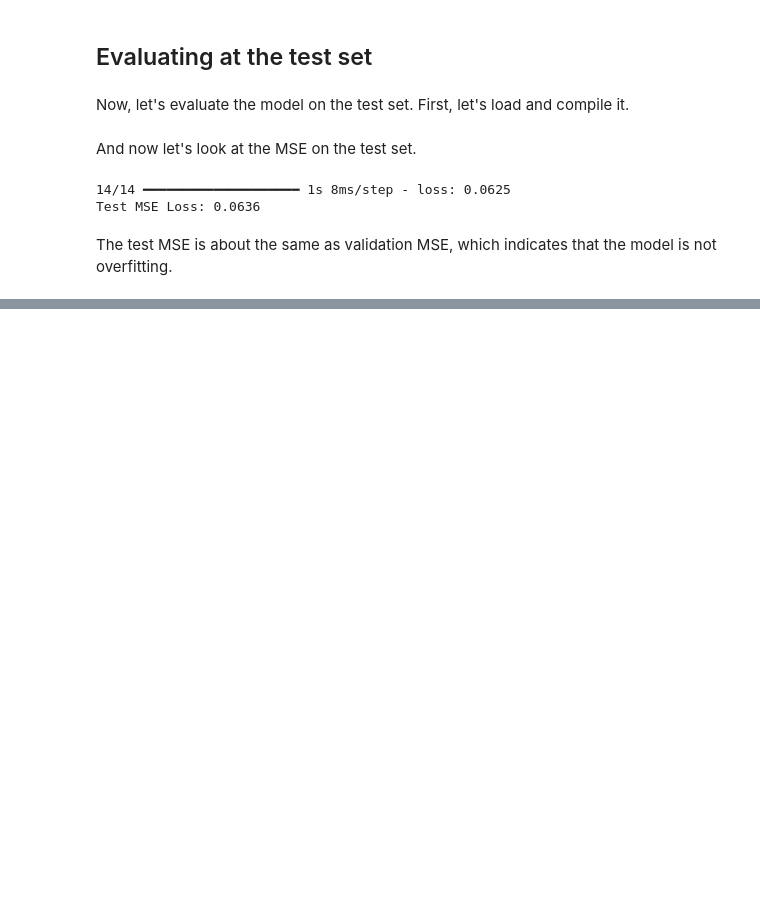
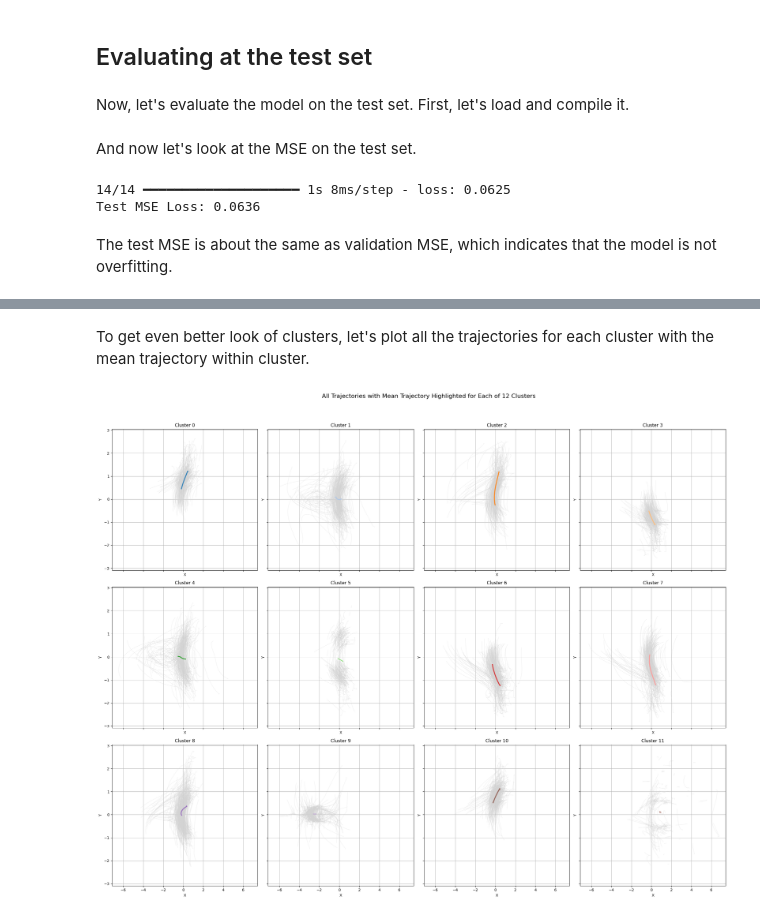
Before and after one commit to b00nk3r/NFL-Big-Data-Bowl-2025, a Jupyter notebook: code/model.ipynb, the cells around one changed output, grey strips where cells are left out. Drawn from its saved outputs; the diff is of its cells as text; code cells hidden in the pictures; blank space fills up the shorter version.

```diff
--- a/code/model.ipynb
+++ b/code/model.ipynb
@@ -256,0 +421,53 @@ The test MSE is about the same as validation MSE, which indicates that the model
+# %% [markdown]
+To get even better look of clusters, let's plot all the trajectories for each cluster with the mean trajectory within cluster.
+# %%
+num_clusters = 12
+random_seed = 42
+
+random.seed(random_seed)
+
+# Create a grid of subplots
+cols = 4
+rows = 3
+fig, axes = plt.subplots(rows, cols, figsize=(25, 20), sharex=True, sharey=True)
+axes = axes.flatten()
+
+# Define a colormap for mean trajectories
+cmap = plt.get_cmap('tab20')
+
+for cluster_num in range(num_clusters):
+    ax = axes[cluster_num]
+
+    # Find indices of trajectories in the current cluster
+    indices_in_cluster = np.where(cluster_labels == cluster_num)[0]
+
+    # Plot all trajectories in dim color
+    for idx in indices_in_cluster:
+        trajectory = padded_sequences[idx]
+        x_coords = trajectory[:, 0]
+        y_coords = trajectory[:, 1]
+
+        ax.plot(x_coords, y_coords, color='lightgray', alpha=0.3, linewidth=1)
+
+    # Compute the mean trajectory
+    mean_trajectory = np.mean(padded_sequences[indices_in_cluster], axis=0)
+    mean_x = mean_trajectory[:, 0]
+    mean_y = mean_trajectory[:, 1]
+
+    # Assign a unique color for the mean trajectory
+    mean_color = cmap(cluster_num % cmap.N)
+
+    # Plot the mean trajectory
+    ax.plot(mean_x, mean_y, color=mean_color, alpha=0.9, linewidth=2.5, label='Mean Trajectory')
+
+    # Customize each subplot
+    ax.set_title(f"Cluster {cluster_num}")
+    ax.set_xlabel("X")
+    ax.set_ylabel("Y")
+    ax.grid(True)
+
+plt.suptitle(f"All Trajectories with Mean Trajectory Highlighted for Each of {num_clusters} Clusters", fontsize=16)
+plt.tight_layout(rect=[0, 0.03, 0.95, 0.95])
+plt.show()
+# %% [output]
+[figure, added]
```
Also changed, not shown: parts of 22 cells of this notebook, 1 other file.
